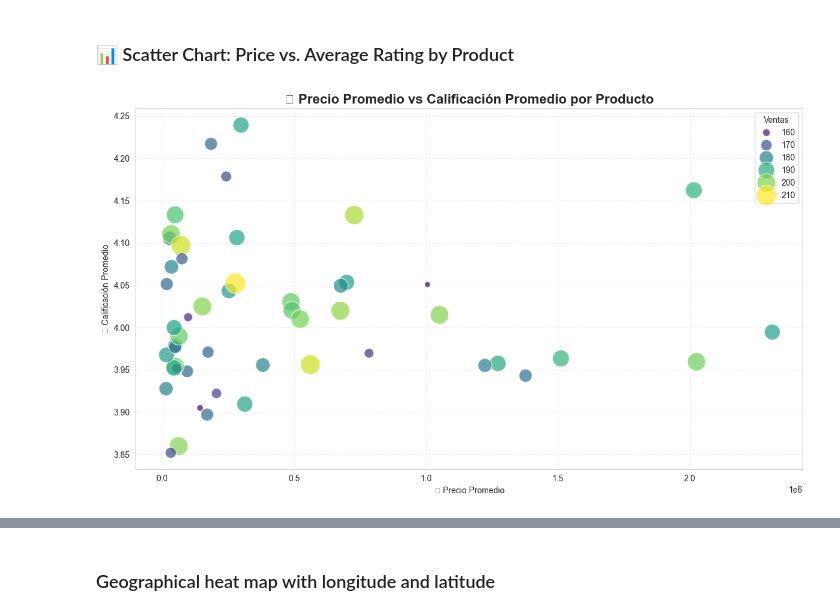
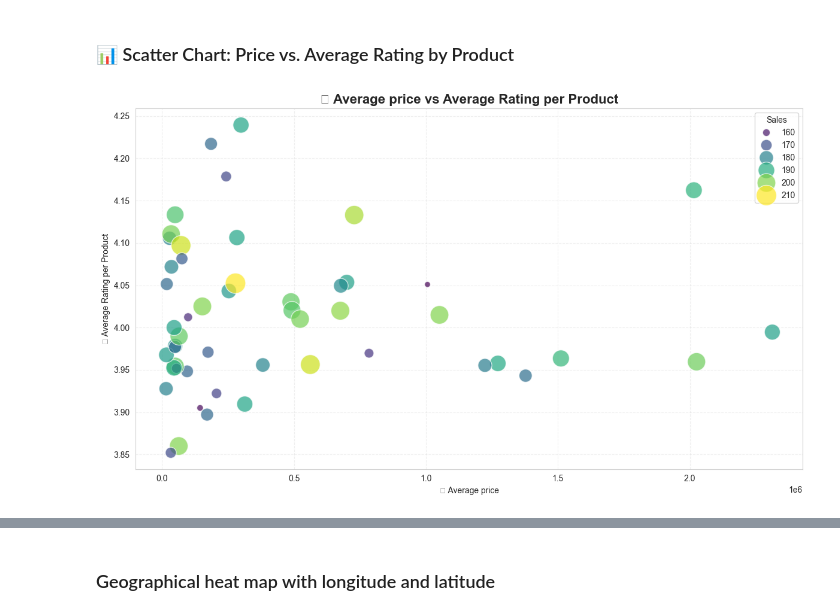
Before and after one commit to sebastian172gm/Challenge-One, a Jupyter notebook: challenge-modelo-de-datos-python/DatosConPython/AloraStoreLatam.ipynb, the cells around one changed output, grey strips where cells are left out. Saved outputs shown, nothing was run; the diff lists cells and outputs as text; code cells hidden in the pictures.

```diff
--- a/challenge-modelo-de-datos-python/DatosConPython/AloraStoreLatam.ipynb
+++ b/challenge-modelo-de-datos-python/DatosConPython/AloraStoreLatam.ipynb
@@ -213,4 +208,5 @@ Index(['Producto', 'Categoría del Producto', 'Precio', 'Costo de envío',
 df_all['Fecha de Compra'] = pd.to_datetime(df_all['Fecha de Compra'], errors='coerce')
 df_all['Mes'] = df_all['Fecha de Compra'].dt.to_period('M')
 df_all['Día'] = df_all['Fecha de Compra'].dt.date
+df_all['Precio'] = pd.to_numeric(df_all['Precio'], errors='coerce')
 # %%
@@ -342,38 +320,38 @@ Passing `palette` without assigning `hue` is deprecated and will be removed in v
 resumen_prod = (
     df_all.groupby('Producto')
     .agg(
         PrecioProm=('Precio', 'mean'),
         CalificacionProm=('Calificación', 'mean'),
         Ventas=('Producto', 'count')
     )
     .reset_index()
 )
 
 # Paso 2: Graficar
 plt.figure(figsize=(12, 7))
 sns.set_style("whitegrid")
 
 scatter = sns.scatterplot(
     data=resumen_prod,
     x='PrecioProm',
     y='CalificacionProm',
     size='Ventas',
     hue='Ventas',
     palette='viridis',
     alpha=0.7,
     sizes=(50, 600),
     legend='brief'
 )
 
-plt.title('🎯 Precio Promedio vs Calificación Promedio por Producto', fontsize=16, fontweight='bold')
-plt.xlabel('💰 Precio Promedio')
-plt.ylabel('⭐ Calificación Promedio')
+plt.title('🎯 Average price vs Average Rating per Product', fontsize=16, fontweight='bold')
+plt.xlabel('💰 Average price')
+plt.ylabel('⭐ Average Rating per Product')
 plt.grid(True, linestyle='--', alpha=0.3)
-plt.legend(title='Ventas', loc='upper right')
+plt.legend(title='Sales', loc='upper right')
 plt.tight_layout()
 plt.show()
 # %% [output]
-[figure, old version]
+[figure, new version]
 # %% [markdown]
 
 # 📘 Final Report: Store Recommendation for Mr. Juan
```
Also changed, not shown: parts of 10 cells of this notebook, 1 other file.
